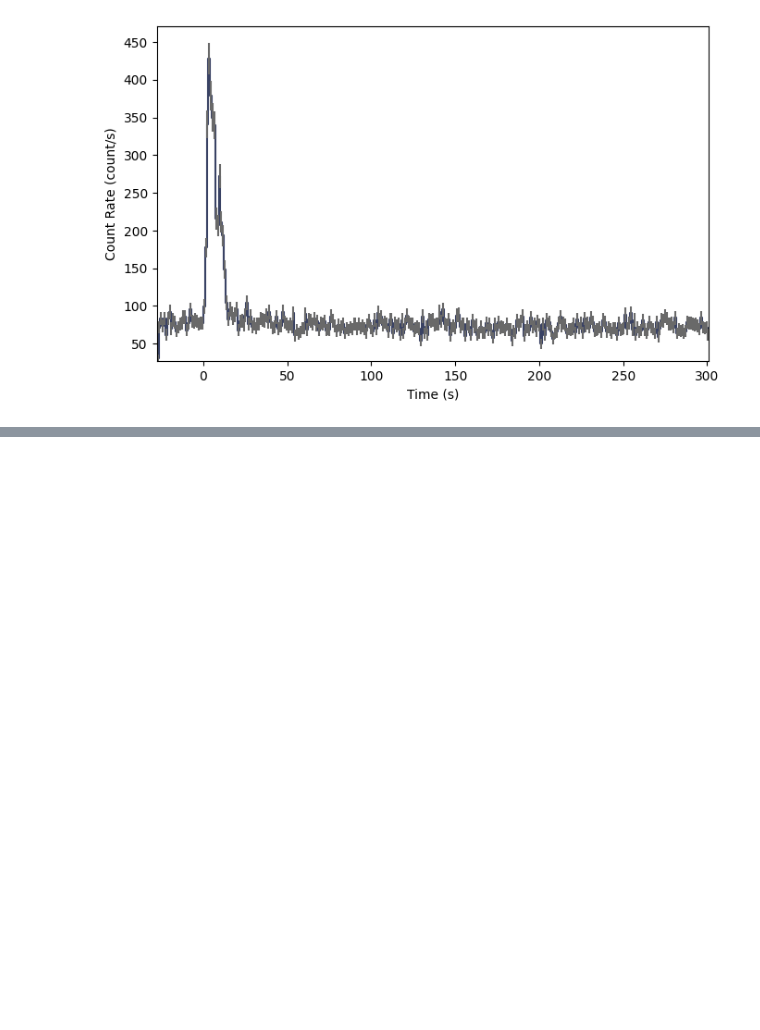
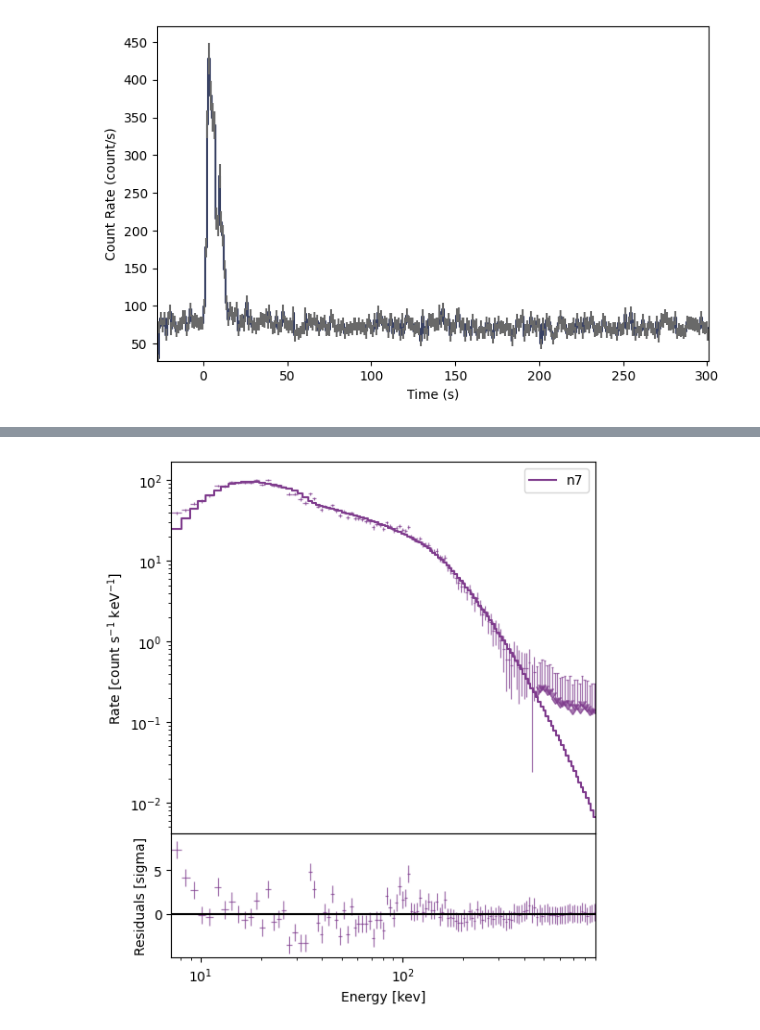
Before and after one commit to Reegh/Astro-GRBs, a Jupyter notebook: LightCurve_Test/bn090926181.ipynb, the cells around one changed output, grey strips where cells are left out. Cells and saved outputs as stored; diff of their text form; code cells hidden in the pictures; blank space fills up the shorter version.

```diff
--- a/LightCurve_Test/bn090926181.ipynb
+++ b/LightCurve_Test/bn090926181.ipynb
@@ -82,0 +132,25 @@ _ = [specplot.add_selection(src_spec) for specplot, src_spec in zip(specplots, s
+# %%
+from gbm.spectra.fitting import SpectralFitterPgstat
+from gbm.data import RSP
+from gbm.spectra.functions import PowerLaw, Comptonized, Band
+
+phas = cspecs.to_pha(time_ranges=src_range, energy_range=erange)
+
+rsp_dir = os.path.join('..', 'data', 'glg_cspec_n7_bn090926181_v00.rsp2')
+
+# open responses
+rsp1 = RSP.open(rsp_dir)
+rsps = GbmDetectorCollection.from_list([rsp1])
+
+# and interpolate response files to get DRMs at center of the source window
+rsps_interp = [rsp.interpolate(pha.tcent) for rsp, pha in zip(rsps, phas)]
+
+# we initialize with our PHAs, backgrounds, and responses:
+specfitter = SpectralFitterPgstat(phas, bkgds.to_list(), rsps.to_list(), method='TNC')
+
+band = Band()
+band.param_list
+
+print(band.default_values)
+print(band.min_values)
+print(band.max_values)
@@ -82,0 +161,10 @@ _ = [specplot.add_selection(src_spec) for specplot, src_spec in zip(specplots, s
+# %%
+print('Band Fit:')
+specfitter.fit(band, options={'maxiter': 700})
+
+# After the fit has converged, we can query the fitter for lots of info, including the parameters that
+# satisfy the maximum likelihood as well as the parameter uncertainties resulting from -2(Delta)LogLike
+print(specfitter.message)
+print('Parameters: {}'.format(specfitter.parameters))
+print('90% Asymm. Errors:\n {}'.format(specfitter.asymmetric_errors(cl=0.9)))
+print('Pgstat/DoF: {}/{}'.format(specfitter.statistic, specfitter.dof))
@@ -82,0 +181,12 @@ _ = [specplot.add_selection(src_spec) for specplot, src_spec in zip(specplots, s
+# %%
+from gbm.plot import ModelFit
+import numpy as np
+
+if not hasattr(np, 'VisibleDeprecationWarning'):
+    # Mapear a DeprecationWarning para compatibilidad con paquetes que lo esperan
+    np.VisibleDeprecationWarning = DeprecationWarning
+
+# initialize with your spectral fitter once the fit is done
+modelplot = ModelFit(fitter=specfitter)
+# %% [output]
+[figure, added]
```
Also changed, not shown: parts of 12 cells of this notebook, 1 other file.
